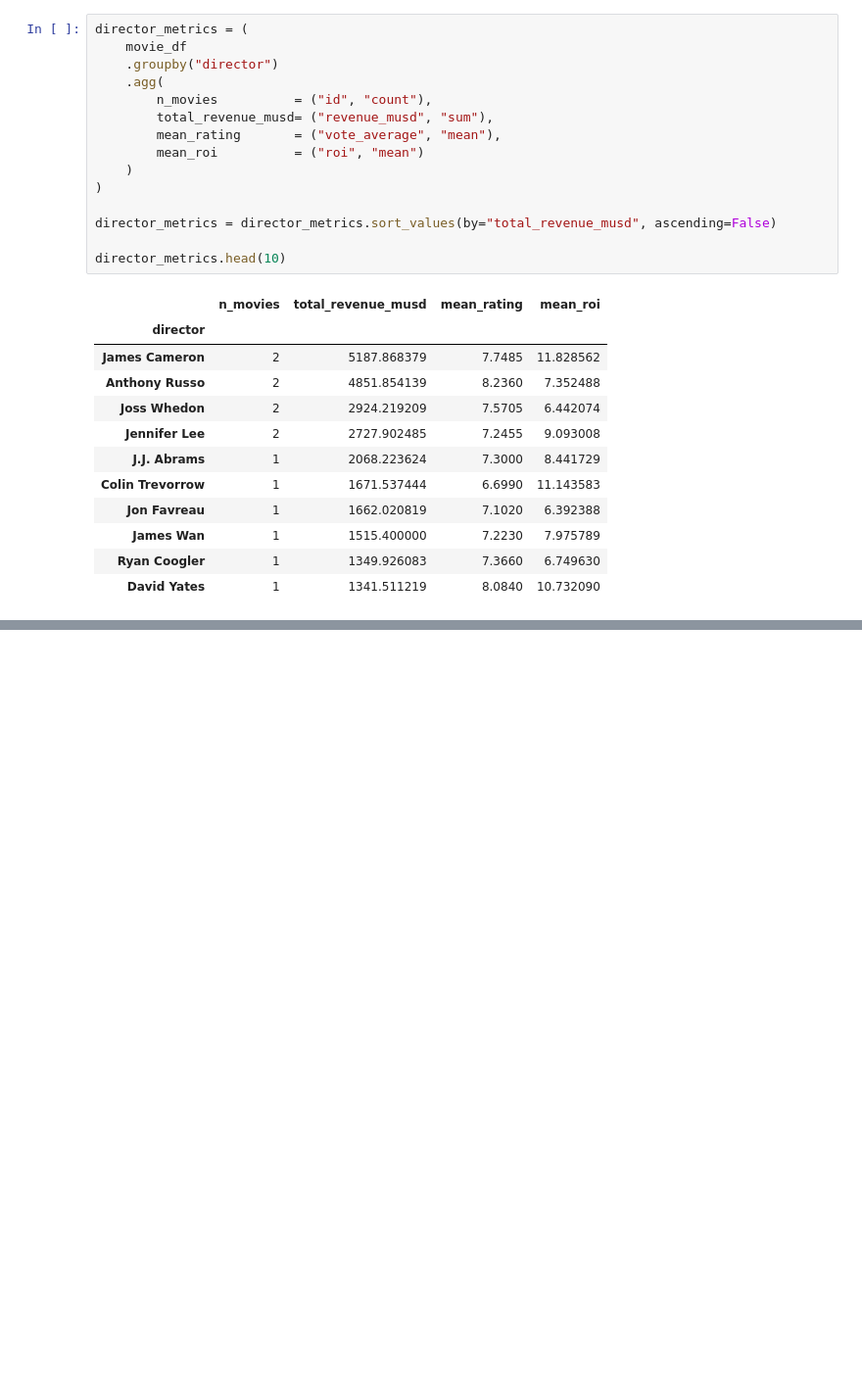
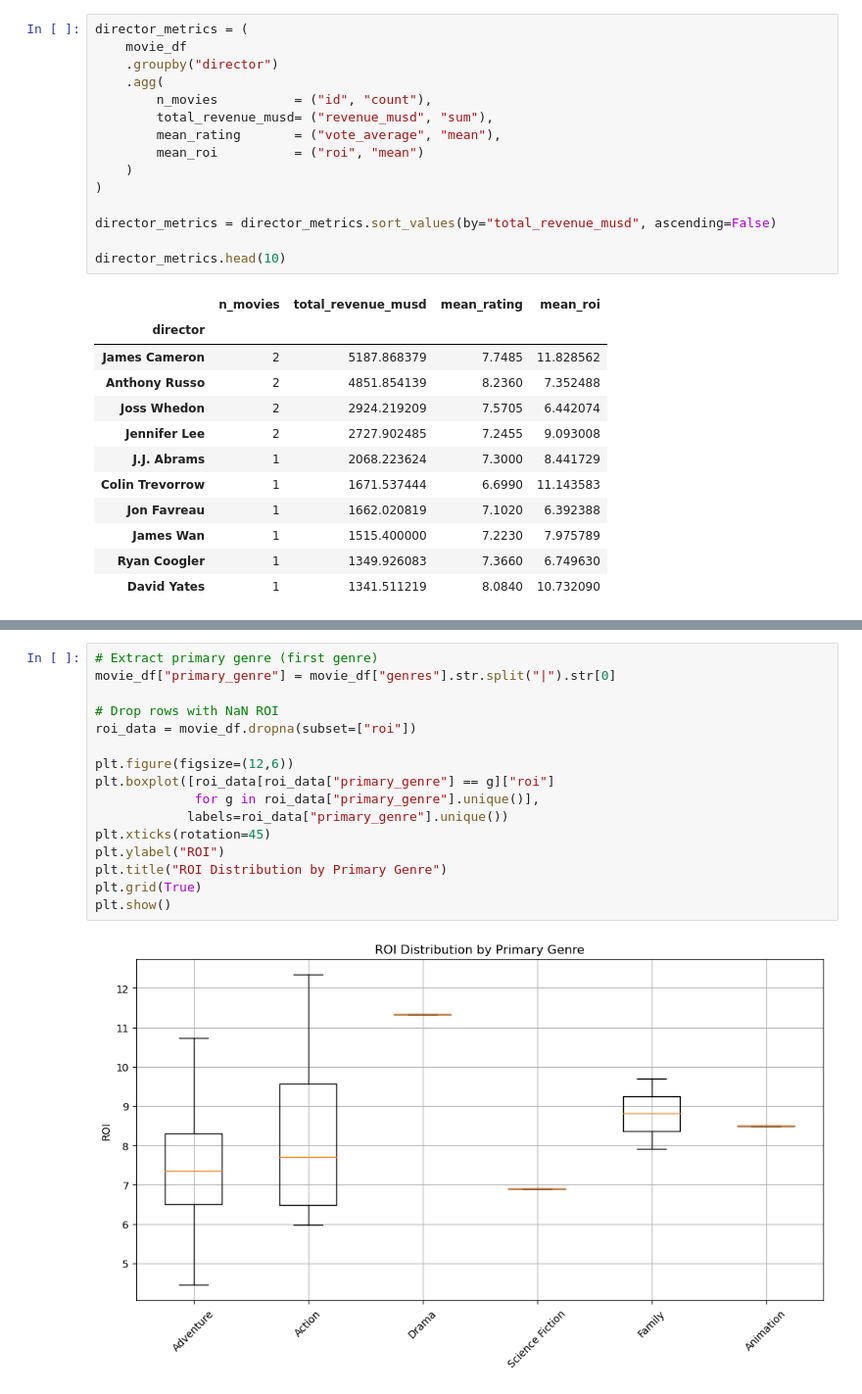
Before and after one commit to ar-le-tte/TMDB-Movie-Analysis, a Jupyter notebook: arlette_tmb_movies_analysis.ipynb, the cells around one changed output, grey strips where cells are left out. Shown at 98% size. Cells and saved outputs as stored; diff of their text form; blank space fills up the shorter version.

```diff
--- a/arlette_tmb_movies_analysis.ipynb
+++ b/arlette_tmb_movies_analysis.ipynb
@@ -705,0 +727,18 @@ director_metrics.head(10)
+# %%
+# Extract primary genre (first genre)
+movie_df["primary_genre"] = movie_df["genres"].str.split("|").str[0]
+
+# Drop rows with NaN ROI
+roi_data = movie_df.dropna(subset=["roi"])
+
+plt.figure(figsize=(12,6))
+plt.boxplot([roi_data[roi_data["primary_genre"] == g]["roi"]
+             for g in roi_data["primary_genre"].unique()],
+            labels=roi_data["primary_genre"].unique())
+plt.xticks(rotation=45)
+plt.ylabel("ROI")
+plt.title("ROI Distribution by Primary Genre")
+plt.grid(True)
+plt.show()
+# %% [output]
+[figure, added]
```
Also changed, not shown: parts of 3 cells of this notebook.
